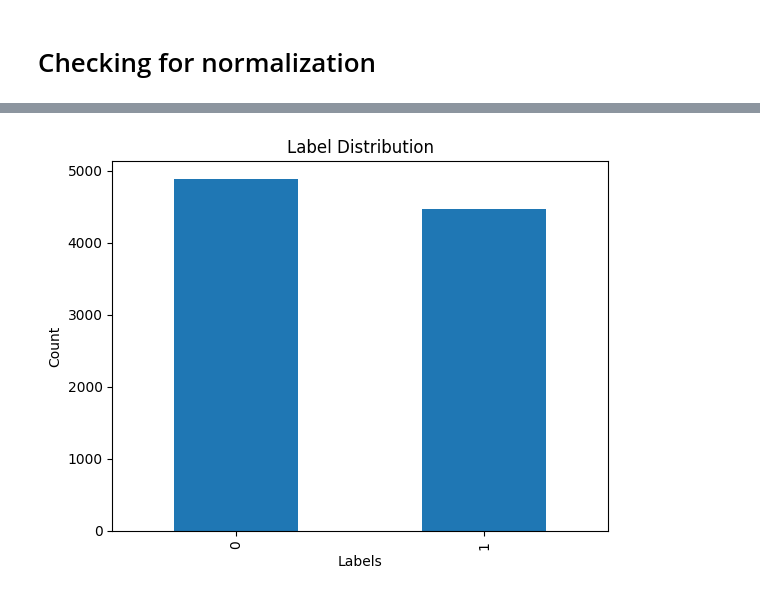
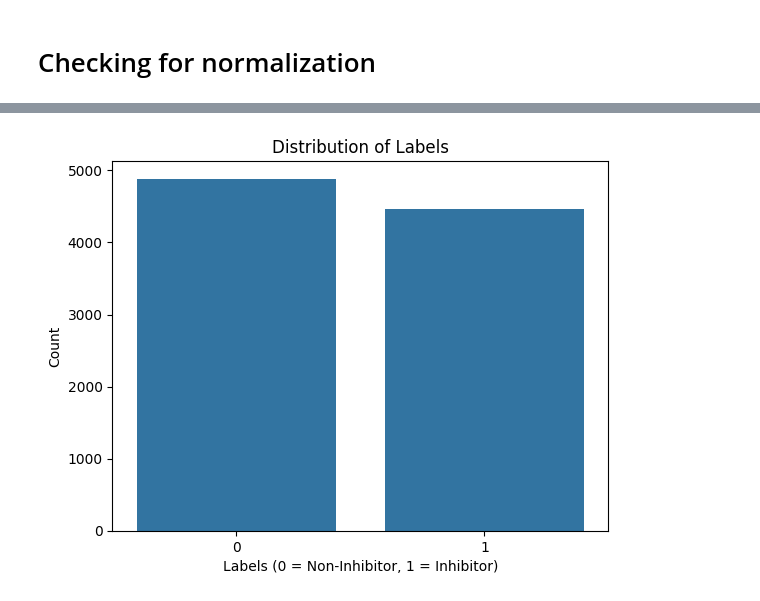
Before and after one commit to IsharaXD/SingleTaskCYP450, a Jupyter notebook: cyp1a2.ipynb, the cells around one changed output, grey strips where cells are left out. Saved outputs shown, nothing was run; the diff lists cells and outputs as text; code cells hidden in the pictures.

```diff
--- a/cyp1a2.ipynb
+++ b/cyp1a2.ipynb
@@ -46,3 +46,7 @@ dtype: int64
 print(df.duplicated().sum())
 # %% [output]
 1
+# %%
+df = df.drop_duplicates()
+
+print(df.duplicated().sum())
@@ -72,10 +94,12 @@ max       1.000000
 # %%
 import matplotlib.pyplot as plt
+import seaborn as sns
 
-df['labels'].value_counts().plot(kind='bar')
-plt.title('Label Distribution')
-plt.xlabel('Labels')
-plt.ylabel('Count')
+# Plot the distribution of labels
+sns.countplot(x="labels", data=df)
+plt.title("Distribution of Labels")
+plt.xlabel("Labels (0 = Non-Inhibitor, 1 = Inhibitor)")
+plt.ylabel("Count")
 plt.show()
 # %% [output]
-[figure, old version]
+[figure, new version]
```
Also changed, not shown: parts of 11 cells of this notebook.
